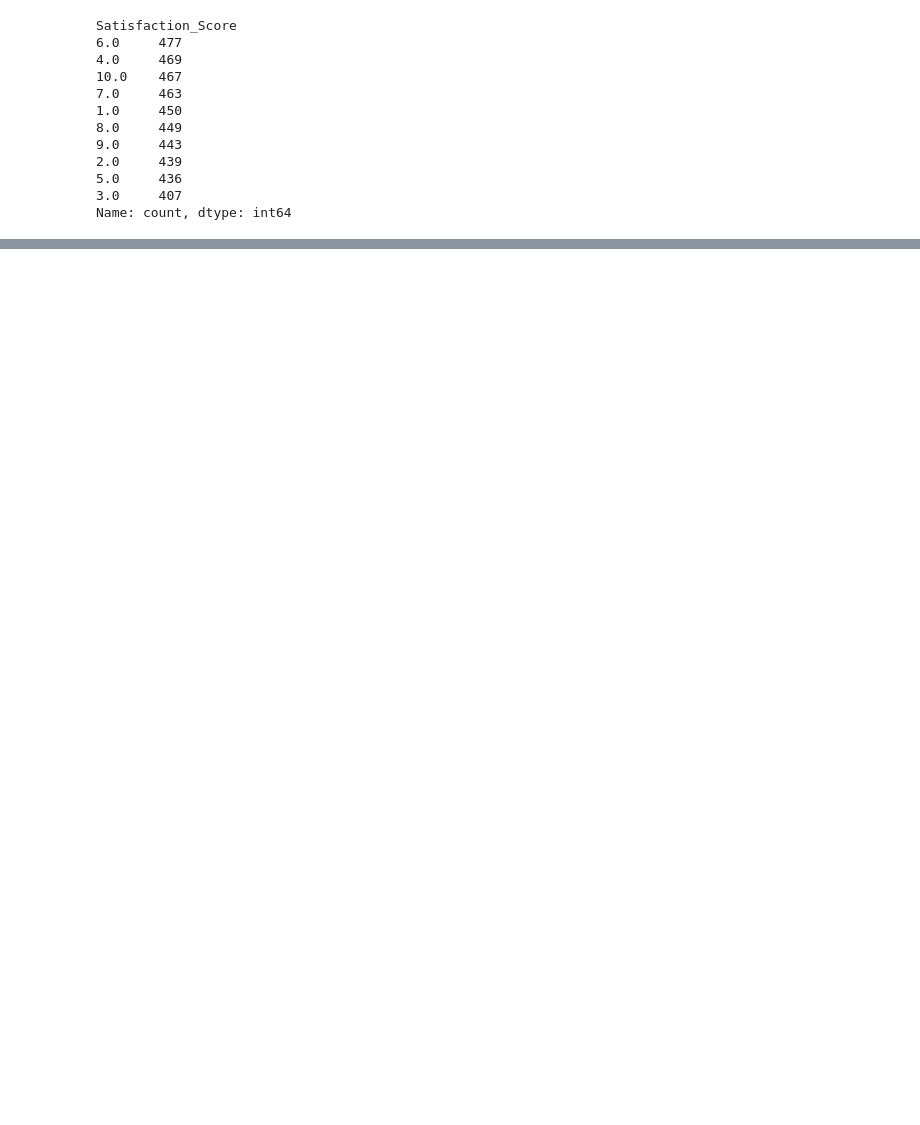
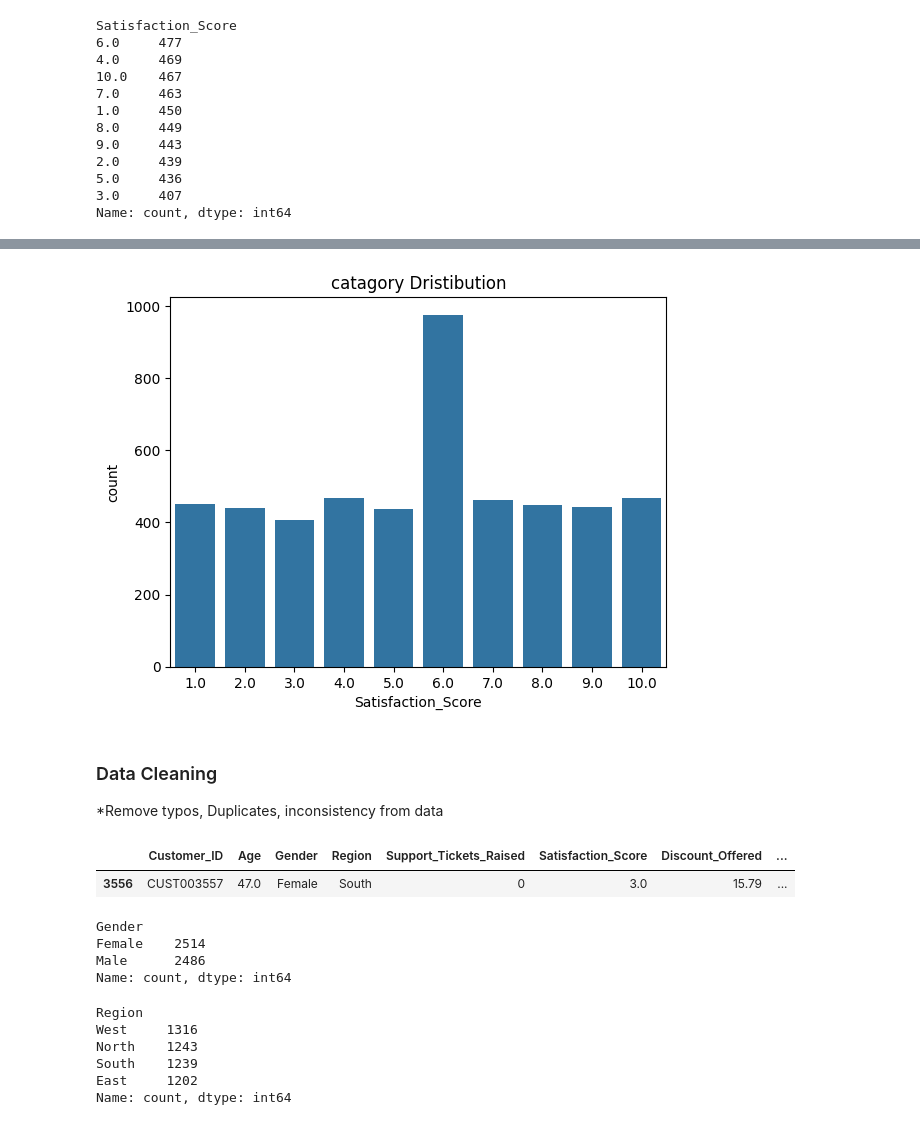
Before and after one commit to pravinMchavan/ai-engineering-learning, a Jupyter notebook: 07-Exploratory_Data_Analysis/03-EDA_Project1.ipynb, the cells around one changed output, grey strips where cells are left out. Saved outputs shown, nothing was run; the diff lists cells and outputs as text; code cells hidden in the pictures; blank space fills up the shorter version.

```diff
--- a/07-Exploratory_Data_Analysis/03-EDA_Project1.ipynb
+++ b/07-Exploratory_Data_Analysis/03-EDA_Project1.ipynb
@@ -190,0 +214,6 @@ Name: count, dtype: int64
+# %%
+#impute missing values
+from sklearn.impute import SimpleImputer
+
+imputer = SimpleImputer(strategy='most_frequent') # mode imputation
+df[['Satisfaction_Score']] = imputer.fit_transform(df[['Satisfaction_Score']]) # impute missing values in the 'Satisfaction_Score' column
@@ -190,0 +234,34 @@ Name: count, dtype: int64
+# %%
+#visualize the discreate numerical column
+sns.countplot(x=df['Satisfaction_Score'], data=df)
+plt.title("catagory Dristibution")
+plt.xlabel("Satisfaction_Score")
+plt.ylabel("count")
+plt.show()
+# %% [output]
+[figure, added]
+# %% [markdown]
+### Data Cleaning
+
+*Remove typos, Duplicates, inconsistency from data
+# %%
+df.sample()
+# %% [output]
+|  | Customer_ID | Age | Gender | Region | Support_Tickets_Raised | Satisfaction_Score | Discount_Offered | ... |
+| 3556 | CUST003557 | 47.0 | Female | South | 0 | 3.0 | 15.79 | ... |
+# %%
+df['Gender'].value_counts() # prints the count of each unique value in the 'Gender' column
+# %% [output]
+Gender
+Female    2514
+Male      2486
+Name: count, dtype: int64
+# %%
+df['Region'].value_counts() # prints the count of each unique value in the 'Region' column
+# %% [output]
+Region
+West     1316
+North    1243
+South    1239
+East     1202
+Name: count, dtype: int64
```
Also changed, not shown: parts of 32 cells of this notebook.
